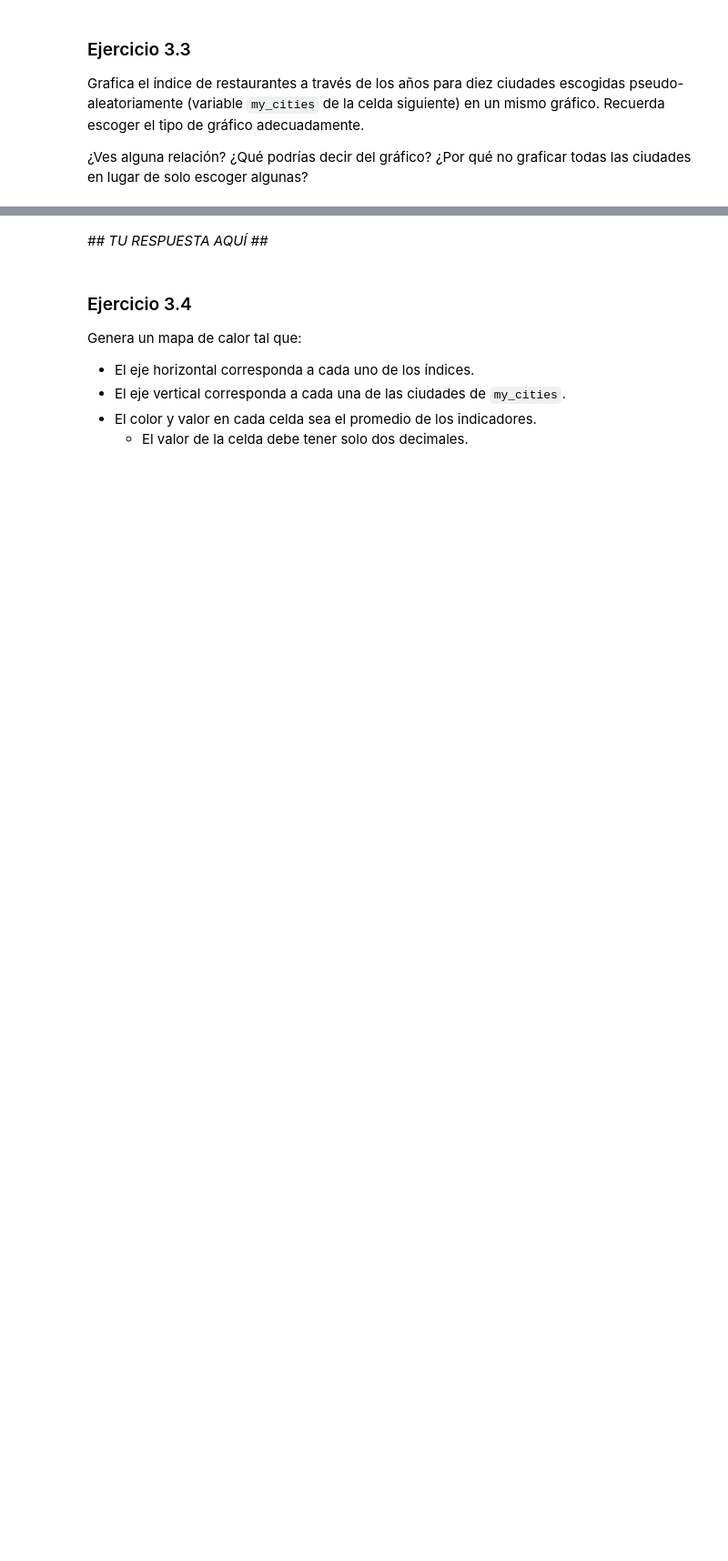
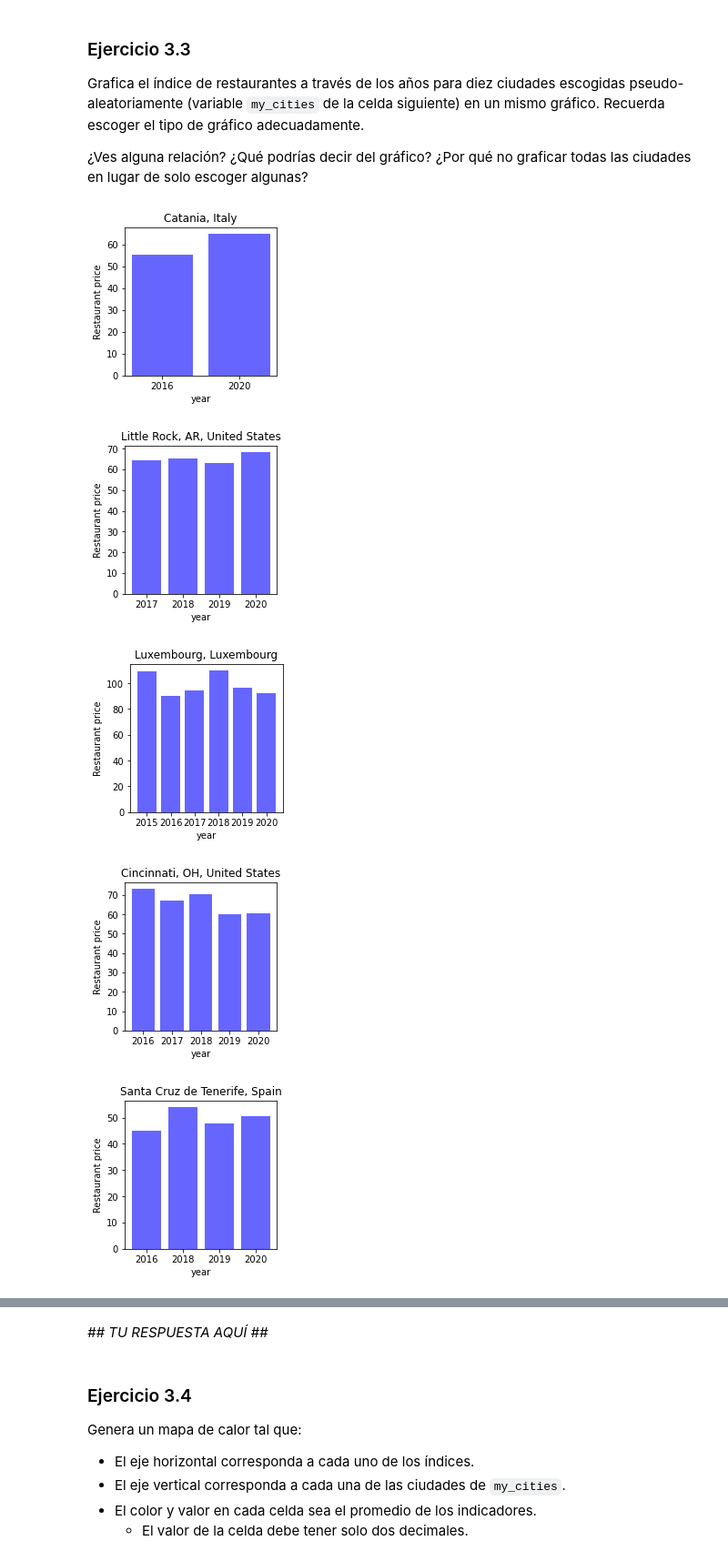
Before and after one commit to javiervalladaresc/mat281_portfolio, a Jupyter notebook: homeworks/tarea_01/tarea_01.ipynb, the cells around one changed output, grey strips where cells are left out. Shown at 91% size. Saved outputs shown, nothing was run; the diff lists cells and outputs as text; code cells hidden in the pictures; blank space fills up the shorter version.

```diff
--- a/homeworks/tarea_01/tarea_01.ipynb
+++ b/homeworks/tarea_01/tarea_01.ipynb
@@ -731,0 +757,21 @@ my_cities = life_cost["city"].drop_duplicates().sample(n=10, random_state=rol_se
+# %%
+for city in my_cities:
+    fig = plt.figure(figsize=(3, 3)) # ventana
+    mask_city = life_cost["city"] == city
+    df_city = life_cost[mask_city]
+    plt.bar(np.arange(len(df_city["rank"].unique())),
+            df_city["restaurant_price_index"],
+            align='center',
+            color="blue",
+            alpha=0.6)
+    plt.xticks(np.arange(len(df_city["rank"].unique())), df_city["year"].unique())
+    plt.xlabel('year')
+    plt.ylabel('Restaurant price')
+    plt.title(city)
+    plt.show()
+# %% [output]
+[figure, added]
+[figure, added]
+[figure, added]
+[figure, added]
+[figure, added]
```
Also changed, not shown: parts of 26 cells of this notebook.
